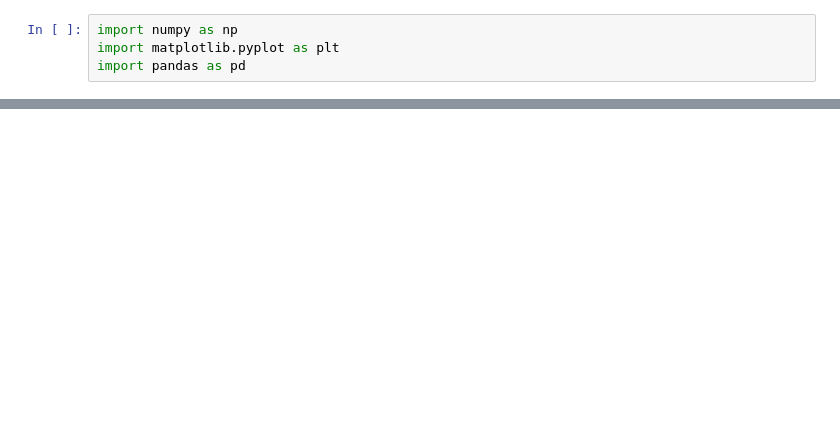
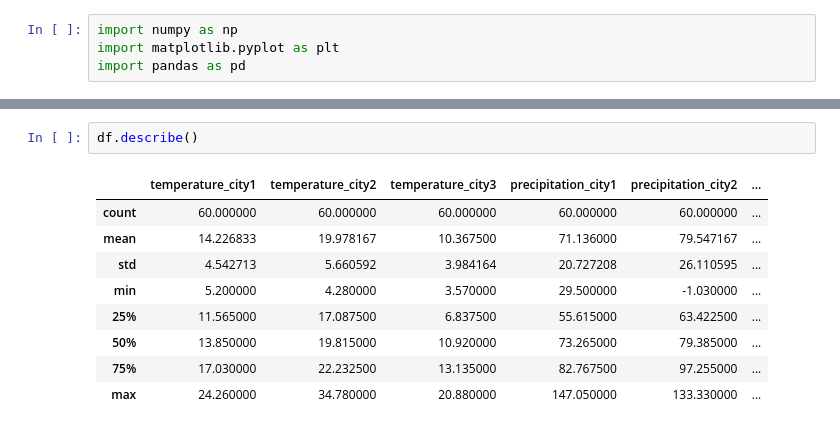
Before and after one commit to Moe-phantom/Moe-phantom, a Jupyter notebook: python_assignment.ipynb, the cells around one changed output, grey strips where cells are left out. Saved outputs shown, nothing was run; the diff lists cells and outputs as text; blank space fills up the shorter version.

```diff
--- a/python_assignment.ipynb
+++ b/python_assignment.ipynb
@@ -23,0 +40,12 @@ data.head()
+# %%
+df.describe()
+# %% [output]
+|  | temperature_city1 | temperature_city2 | temperature_city3 | precipitation_city1 | precipitation_city2 | ... |
+| count | 60.000000 | 60.000000 | 60.000000 | 60.000000 | 60.000000 | ... |
+| mean | 14.226833 | 19.978167 | 10.367500 | 71.136000 | 79.547167 | ... |
+| std | 4.542713 | 5.660592 | 3.984164 | 20.727208 | 26.110595 | ... |
+| min | 5.200000 | 4.280000 | 3.570000 | 29.500000 | -1.030000 | ... |
+| 25% | 11.565000 | 17.087500 | 6.837500 | 55.615000 | 63.422500 | ... |
+| 50% | 13.850000 | 19.815000 | 10.920000 | 73.265000 | 79.385000 | ... |
+| 75% | 17.030000 | 22.232500 | 13.135000 | 82.767500 | 97.255000 | ... |
+| max | 24.260000 | 34.780000 | 20.880000 | 147.050000 | 133.330000 | ... |
```
Also changed, not shown: parts of 6 cells of this notebook.
